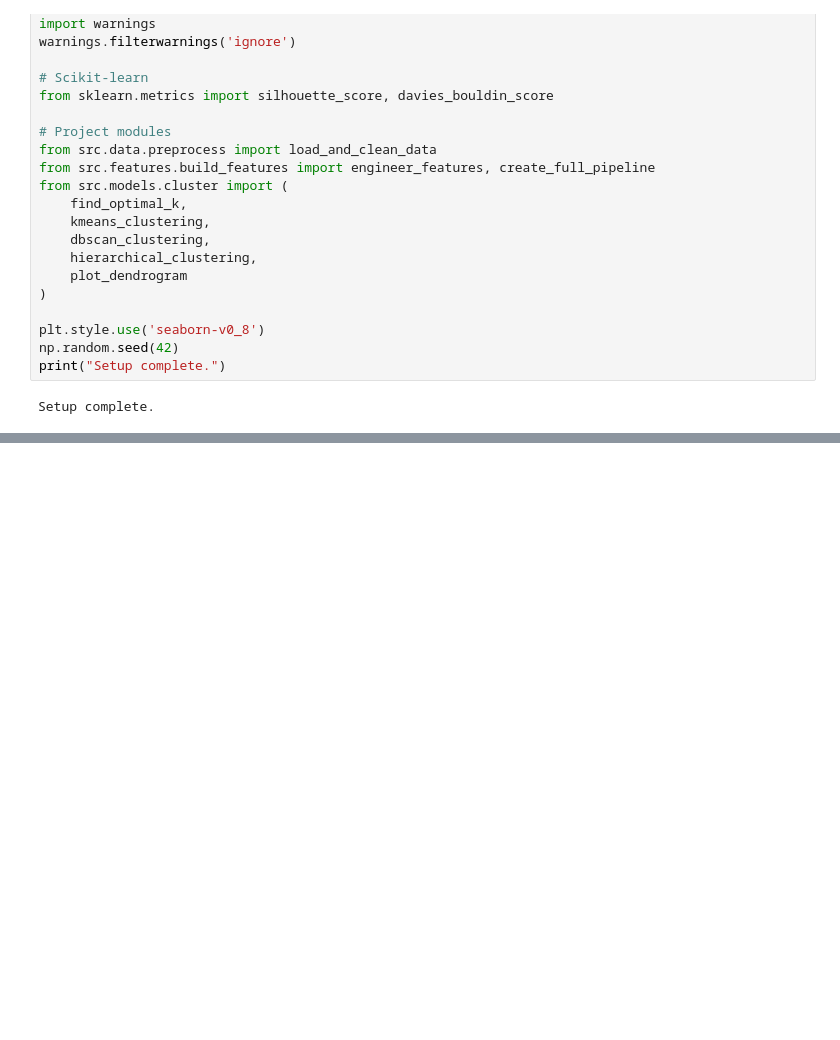
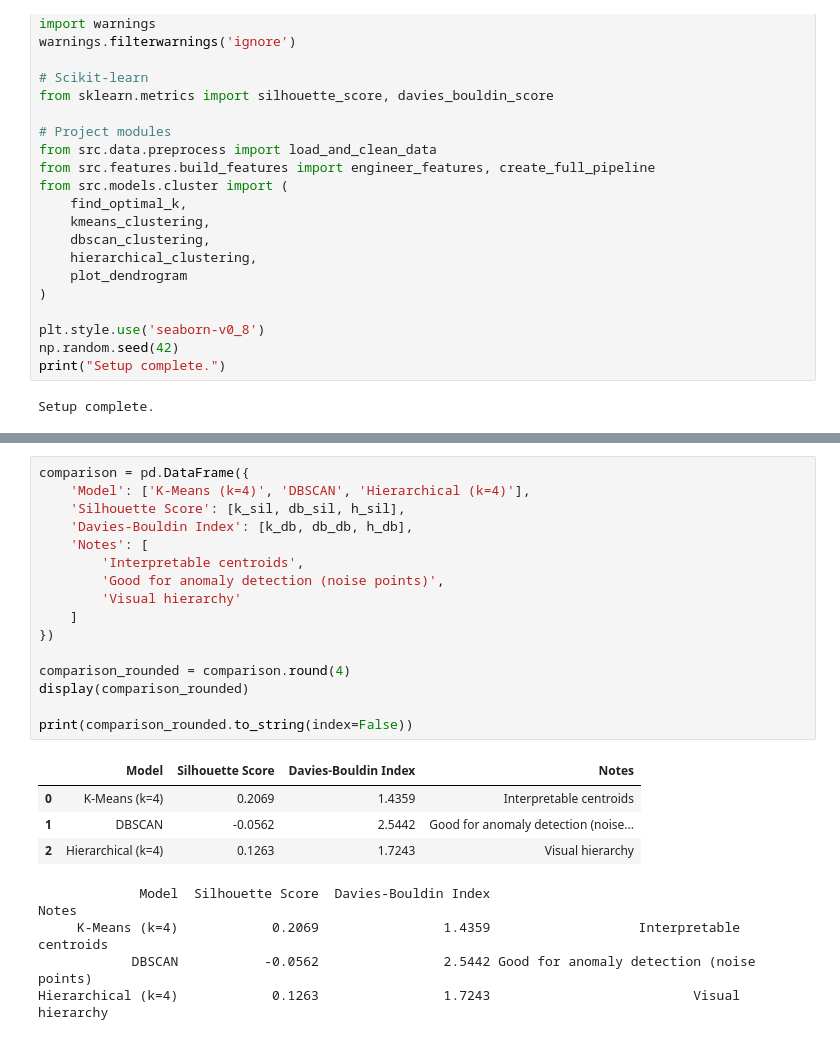
Before and after one commit to Apaelijo/predictive-maintenance-clustering, a Jupyter notebook: notebooks/02_clustering.ipynb, the cells around one changed output, grey strips where cells are left out. Saved outputs shown, nothing was run; the diff lists cells and outputs as text; blank space fills up the shorter version.

```diff
--- a/notebooks/02_clustering.ipynb
+++ b/notebooks/02_clustering.ipynb
@@ -57,0 +102,25 @@ print("Cumulative explained variance:",
+# %%
+comparison = pd.DataFrame({
+    'Model': ['K-Means (k=4)', 'DBSCAN', 'Hierarchical (k=4)'],
+    'Silhouette Score': [k_sil, db_sil, h_sil],
+    'Davies-Bouldin Index': [k_db, db_db, h_db],
+    'Notes': [
+        'Interpretable centroids',
+        'Good for anomaly detection (noise points)',
+        'Visual hierarchy'
+    ]
+})
+
+comparison_rounded = comparison.round(4)
+display(comparison_rounded)
+
+print(comparison_rounded.to_string(index=False))
+# %% [output]
+|  | Model | Silhouette Score | Davies-Bouldin Index | Notes |
+| 0 | K-Means (k=4) | 0.2069 | 1.4359 | Interpretable centroids |
+| 1 | DBSCAN | -0.0562 | 2.5442 | Good for anomaly detection (noise... |
+| 2 | Hierarchical (k=4) | 0.1263 | 1.7243 | Visual hierarchy |
+             Model  Silhouette Score  Davies-Bouldin Index                                     Notes
+     K-Means (k=4)            0.2069                1.4359                   Interpretable centroids
+            DBSCAN           -0.0562                2.5442 Good for anomaly detection (noise points)
+Hierarchical (k=4)            0.1263                1.7243                          Visual hierarchy
```
Also changed, not shown: parts of 5 cells of this notebook, 3 other files.
